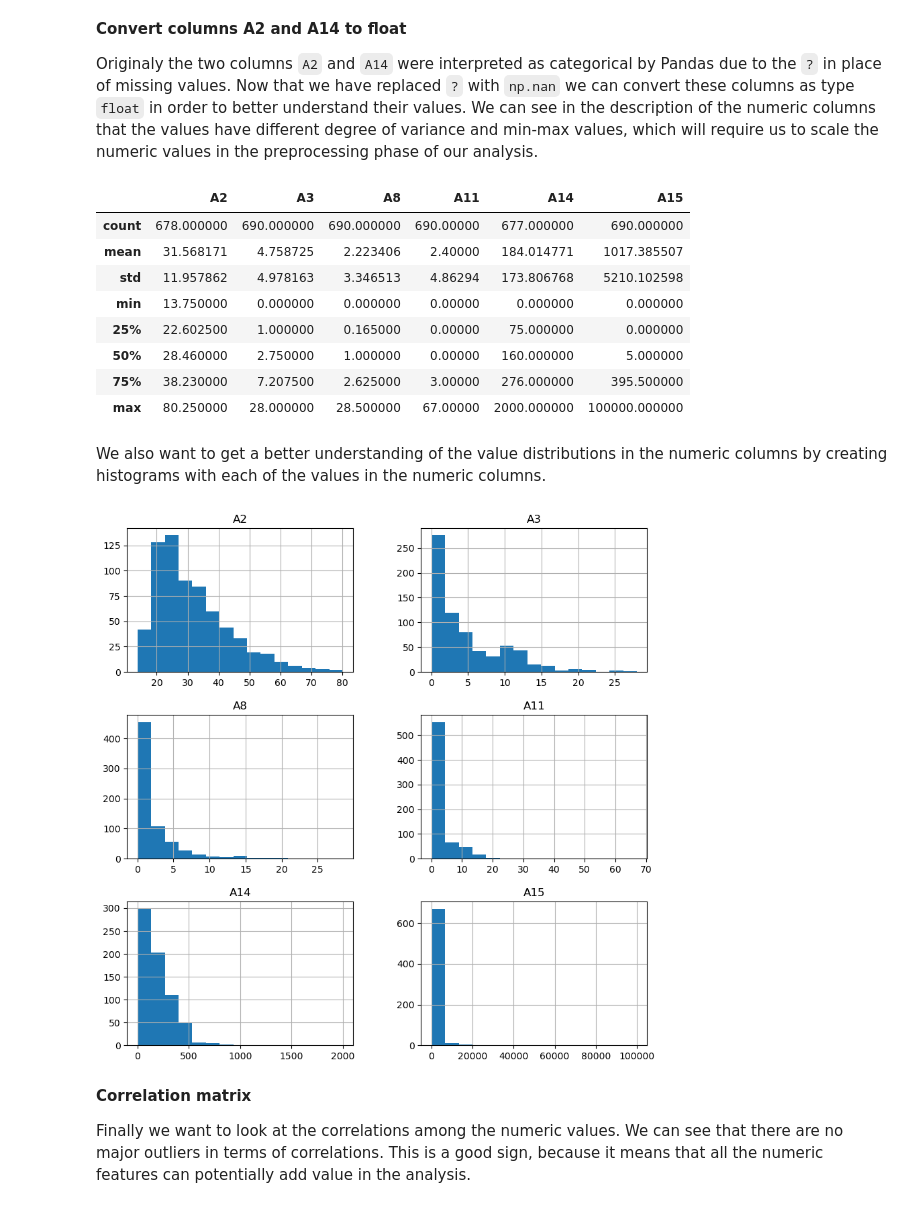
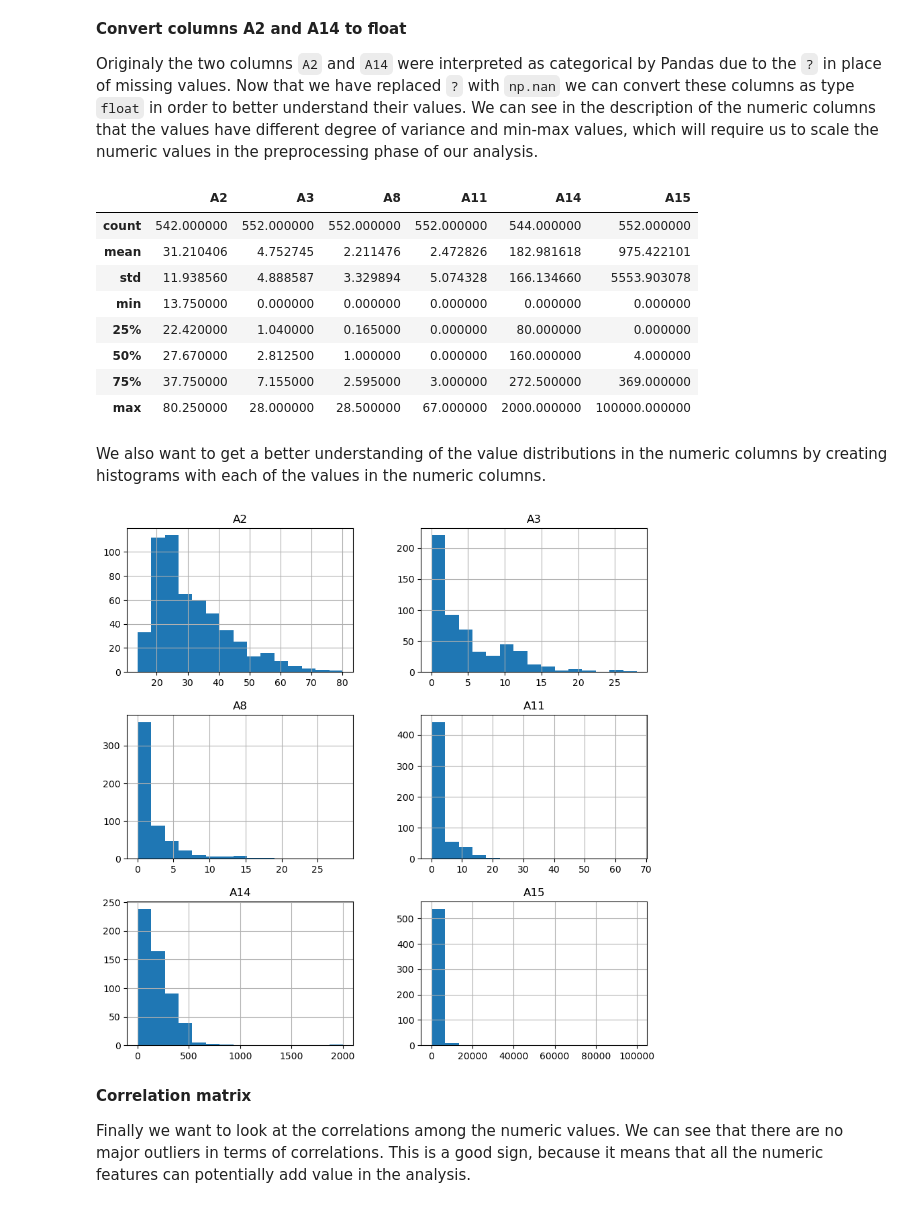
Before and after one commit to UBC-MDS/522_01, a Jupyter notebook: src/Exploratory_Data_Analysis.ipynb, the cells around one changed output. Drawn from its saved outputs; the diff is of its cells as text; code cells hidden in the pictures.

```diff
--- a/src/Exploratory_Data_Analysis.ipynb
+++ b/src/Exploratory_Data_Analysis.ipynb
@@ -32,2 +30,4 @@ df.shape
+# %%
+train_df, test_df = train_test_split(df, test_size=0.2, random_state=522)
 # %% [markdown]
 **Initial look at data**
@@ -153,5 +116,5 @@ df['A16'].value_counts().plot(kind='barh', figsize=(7,2), title = "Feature A16 v
 
 In order to gain better understanding of the missing values, we are replacing the question mark in place of missing values with `np.nan`. Now when we run an evaluation of the missing values, we get a better picture of the features containing `nan` values:
 # %%
-df = df.replace('?', np.nan)
+train_df = train_df.replace('?', np.nan)
 # %%
@@ -179,25 +142,25 @@ dtype: int64
 
 Originaly the two columns `A2` and `A14` were interpreted as categorical by Pandas due to the `?` in place of missing values.  Now that we have replaced `?` with `np.nan` we can convert these columns as type `float` in order to better understand their values.  We can see in the description of the numeric columns that the values have different degree of variance and min-max values, which will require us to scale the numeric values in the preprocessing phase of our analysis.
 # %%
-df[['A2', 'A14']] = df[['A2', 'A14']] .astype(float)
+train_df[['A2', 'A14']] = train_df[['A2', 'A14']] .astype(float)
 # %%
-df.describe()
+train_df.describe()
 # %% [output]
 |  | A2 | A3 | A8 | A11 | A14 | A15 |
-| count | 678.000000 | 690.000000 | 690.000000 | 690.00000 | 677.000000 | 690.000000 |
-| mean | 31.568171 | 4.758725 | 2.223406 | 2.40000 | 184.014771 | 1017.385507 |
-| std | 11.957862 | 4.978163 | 3.346513 | 4.86294 | 173.806768 | 5210.102598 |
-| min | 13.750000 | 0.000000 | 0.000000 | 0.00000 | 0.000000 | 0.000000 |
-| 25% | 22.602500 | 1.000000 | 0.165000 | 0.00000 | 75.000000 | 0.000000 |
-| 50% | 28.460000 | 2.750000 | 1.000000 | 0.00000 | 160.000000 | 5.000000 |
-| 75% | 38.230000 | 7.207500 | 2.625000 | 3.00000 | 276.000000 | 395.500000 |
-| max | 80.250000 | 28.000000 | 28.500000 | 67.00000 | 2000.000000 | 100000.000000 |
+| count | 542.000000 | 552.000000 | 552.000000 | 552.000000 | 544.000000 | 552.000000 |
+| mean | 31.210406 | 4.752745 | 2.211476 | 2.472826 | 182.981618 | 975.422101 |
+| std | 11.938560 | 4.888587 | 3.329894 | 5.074328 | 166.134660 | 5553.903078 |
+| min | 13.750000 | 0.000000 | 0.000000 | 0.000000 | 0.000000 | 0.000000 |
+| 25% | 22.420000 | 1.040000 | 0.165000 | 0.000000 | 80.000000 | 0.000000 |
+| 50% | 27.670000 | 2.812500 | 1.000000 | 0.000000 | 160.000000 | 4.000000 |
+| 75% | 37.750000 | 7.155000 | 2.595000 | 3.000000 | 272.500000 | 369.000000 |
+| max | 80.250000 | 28.000000 | 28.500000 | 67.000000 | 2000.000000 | 100000.000000 |
 # %% [markdown]
 We also want to get a better understanding of the value distributions in the numeric columns by creating histograms with each of the values in the numeric columns.
 # %%
-hist = df.hist(bins = 15, figsize = (10,10))
+hist = train_df.hist(bins = 15, figsize = (10,10))
 # %% [output]
-[figure, old version]
+[figure, new version]
 # %% [markdown]
 **Correlation matrix**
 
```
Also changed, not shown: parts of 22 cells of this notebook, 1 other file.
